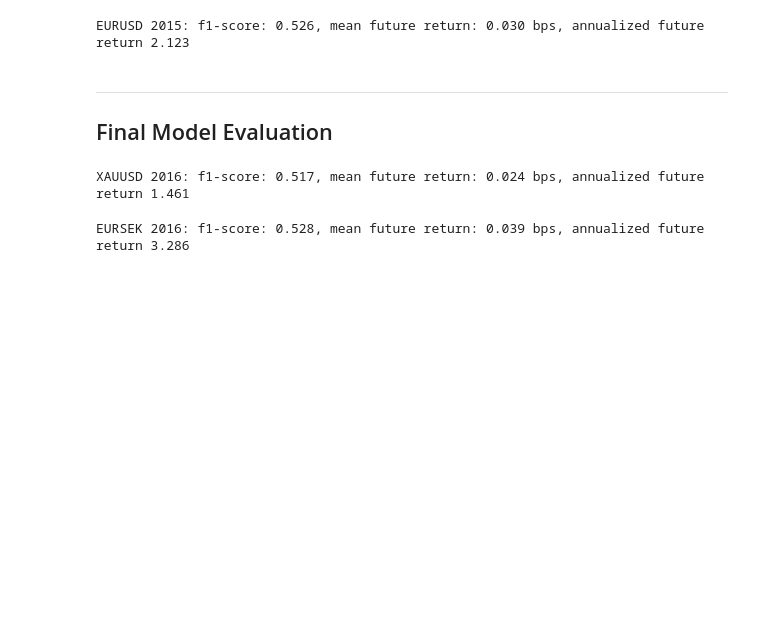
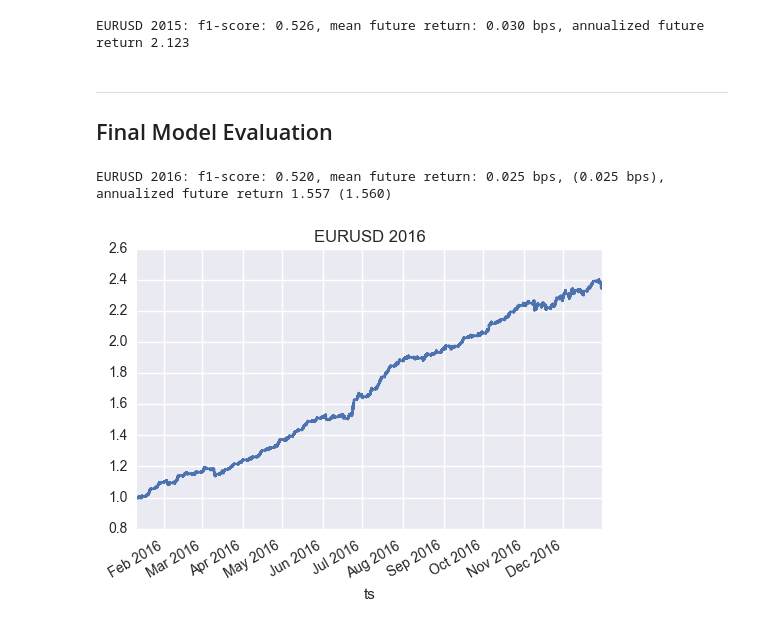
Before and after one commit to andrewwilson/mlnd_capstone, a Jupyter notebook: PrepareExtractsForReport.ipynb, the cells around one changed output. Drawn from its saved outputs; the diff is of its cells as text; code cells hidden in the pictures; blank space fills up the shorter version.

```diff
--- a/PrepareExtractsForReport.ipynb
+++ b/PrepareExtractsForReport.ipynb
@@ -291,17 +291,10 @@ model_caption = "training set: EURUSD 2009-2014, validation set: EURUSD 2015"
 FILENAME = './output/MLPModel01_20170423_2154_EURUSD_DS3_20092014_LA1_F99_C2_L500_500_DO0.5-1000-0.6914.hdf5'
 model = keras.models.load_model(FILENAME)
 # %%
-# load TEST dataset
-lookahead=1
-dataset = 'DS3'
-window=25
-sym='EURUSD'
+def report_results(model, lookahead, dataset, window, sym, year, cum_return_plot, histogram, heatmap,savefig=None):
+    test_title = sym + " " + str(year)
+    X_test, Y_test, prices_test = datasets.load(datasets.filename(dataset, lookahead, window, sym, year))
 
-year=2016
-test_title = sym + " " + str(year)
-X_test, Y_test, prices_test = datasets.load(datasets.filename(dataset, lookahead, window, sym, year))
-
-# Performance report
-Y_test_pred = model.predict(X_test.as_matrix(), batch_size=1024)
-metrics.performance_report(test_title,  prices_test,  lookahead, Y_test, Y_test_pred, cum_return_plot=True, histogram=False, heatmap=False)
-plt.savefig('reportresources/mlp-500x500-dropout=0.5-EURUSD2016-cum-return.png')
+    # Performance report
+    Y_test_pred = model.predict(X_test.as_matrix(), batch_size=1024)
+    metrics.performance_report(test_title,  prices_test,  lookahead, Y_test, Y_test_pred, cum_return_plot=cum_return_plot, histogram=histogram, heatmap=heatmap, savefig=savefig)
@@ -322,32 +301,6 @@ metrics.performance_report(test_title,  prices_test,  lookahead, Y_test, Y_test_
-# %%
-# load alternate dataset#2
-lookahead=1
-dataset = 'DS3'
-window=25
-sym='XAUUSD'
-
-year=2016
-test_title = sym + " " + str(year)
-X_test, Y_test, prices_test = datasets.load(datasets.filename(dataset, lookahead, window, sym, year))
-
-# Performance report
-Y_test_pred = model.predict(X_test.as_matrix(), batch_size=1024)
-metrics.performance_report(test_title,  prices_test,  lookahead, Y_test, Y_test_pred, cum_return_plot=False, histogram=False, heatmap=False)
-# %% [output]
-XAUUSD 2016: f1-score: 0.517, mean future return: 0.024 bps, annualized future return 1.461
-# %%
-# load alternate dataset#3
-lookahead=1
-dataset = 'DS3'
-window=25
-sym='EURSEK'
-
-year=2016
-test_title = sym + " " + str(year)
-X_test, Y_test, prices_test = datasets.load(datasets.filename(dataset, lookahead, window, sym, year))
-
-# Performance report
-Y_test_pred = model.predict(X_test.as_matrix(), batch_size=1024)
-metrics.performance_report(test_title,  prices_test,  lookahead, Y_test, Y_test_pred, cum_return_plot=False, histogram=False, heatmap=False)
-# %% [output]
-EURSEK 2016: f1-score: 0.528, mean future return: 0.039 bps, annualized future return 3.286
+# %%
+report_results(model, 1, 'DS3', 25, 'EURUSD', 2016, cum_return_plot=True, histogram=False, heatmap=False,
+              savefig='reportresources/mlp-500x500-dropout=0.5-EURUSD2016-cum-return.png')
+# %% [output]
+EURUSD 2016: f1-score: 0.520, mean future return: 0.025 bps, (0.025 bps), annualized future return 1.557 (1.560)
+[figure, added]
```
Also changed, not shown: parts of 7 cells of this notebook, 10 other files.
